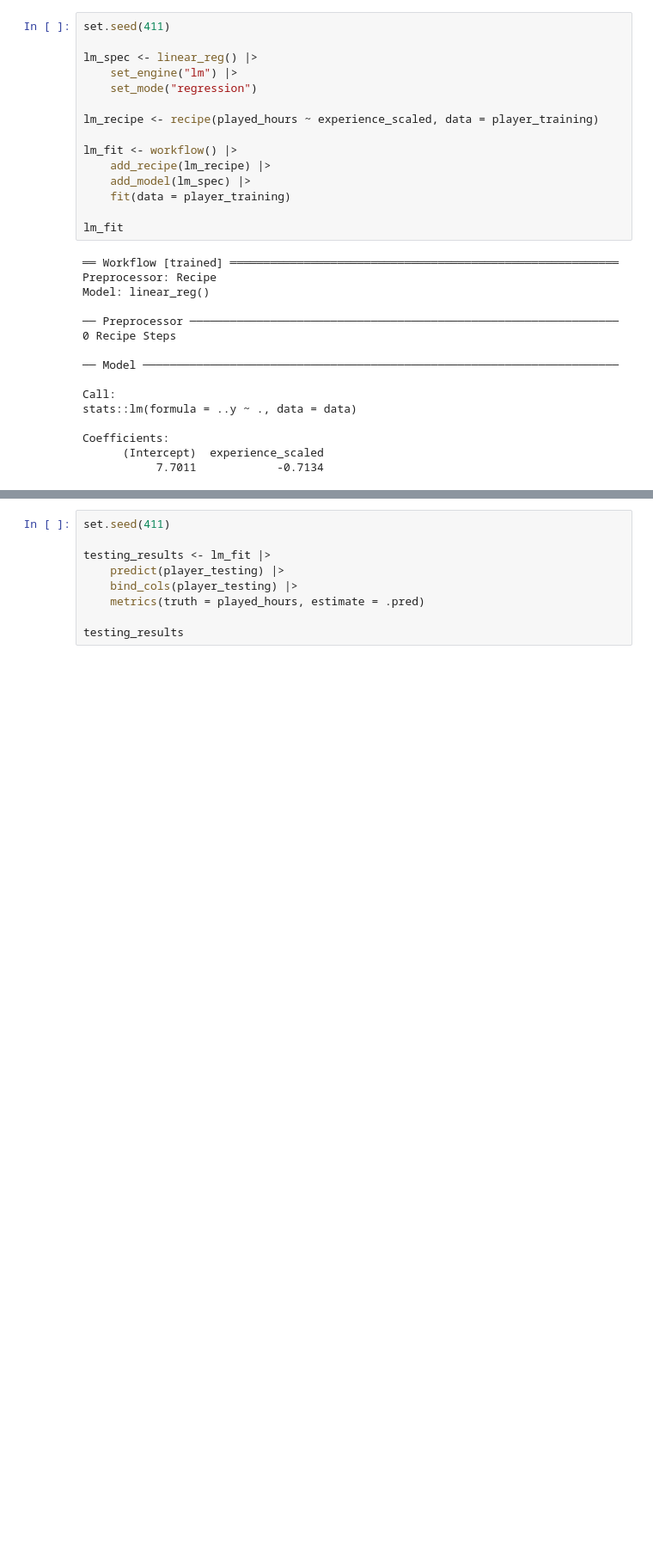
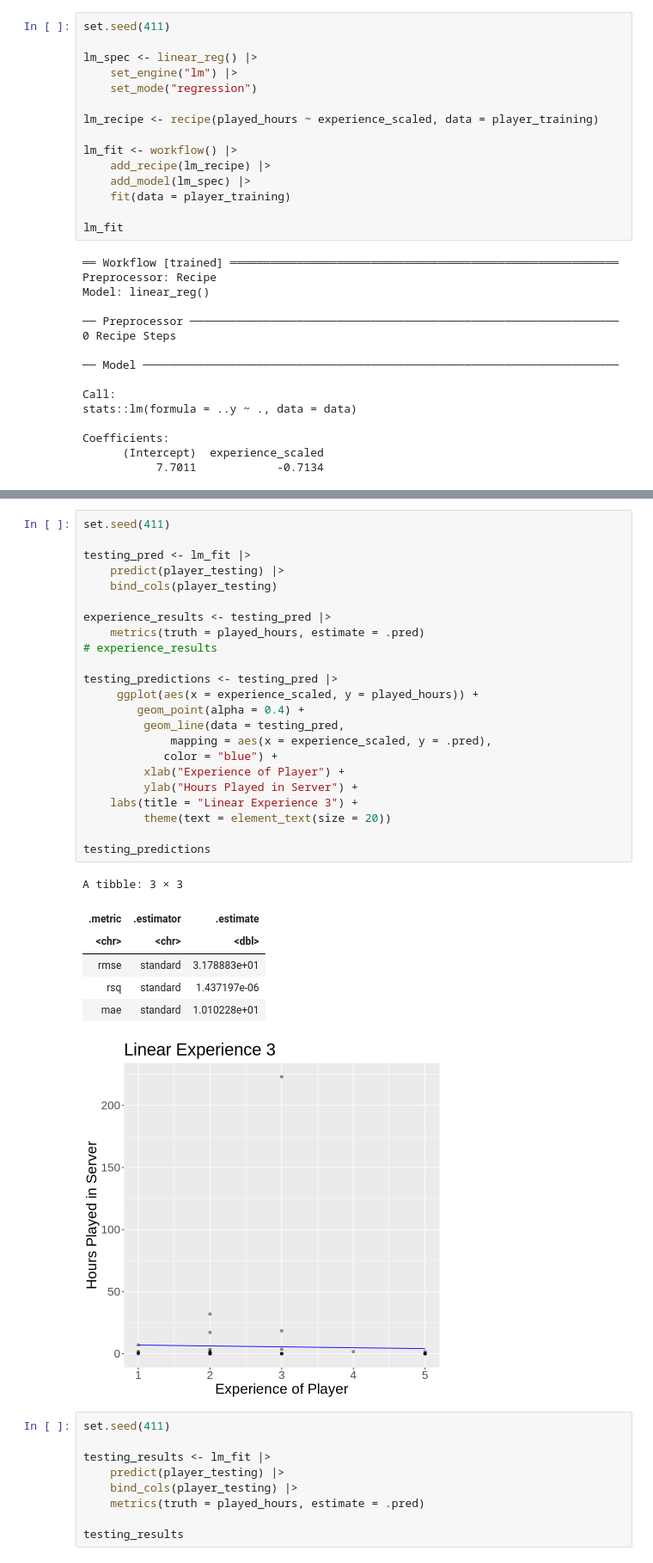
Before and after one commit to dzhen2023/dsci-100-2024w1-group-009-12, a Jupyter notebook: linear_experience.ipynb, the cells around one changed output, grey strips where cells are left out. Shown at 86% size. Drawn from its saved outputs; the diff is of its cells as text; blank space fills up the shorter version.

Commit message:
added methods and results

```diff
--- a/linear_experience.ipynb
+++ b/linear_experience.ipynb
@@ -177,3 +134,34 @@ lm_predictions
+# %%
+set.seed(411)
+
+testing_pred <- lm_fit |>
+    predict(player_testing) |>
+    bind_cols(player_testing)
+
+experience_results <- testing_pred |>
+    metrics(truth = played_hours, estimate = .pred)
+# experience_results
+
+testing_predictions <- testing_pred |>
+     ggplot(aes(x = experience_scaled, y = played_hours)) +
+        geom_point(alpha = 0.4) +
+         geom_line(data = testing_pred,
+             mapping = aes(x = experience_scaled, y = .pred),
+            color = "blue") +
+         xlab("Experience of Player") +
+         ylab("Hours Played in Server") +
+    labs(title = "Linear Experience 3") +
+         theme(text = element_text(size = 20))
+
+testing_predictions
+# %% [output]
+A tibble: 3 × 3
+| .metric | .estimator | .estimate |
+| <chr> | <chr> | <dbl> |
+| rmse | standard | 3.178883e+01 |
+| rsq | standard | 1.437197e-06 |
+| mae | standard | 1.010228e+01 |
+[figure, added]
 # %%
 set.seed(411)
 
```
Also changed, not shown: parts of 9 cells of this notebook.
